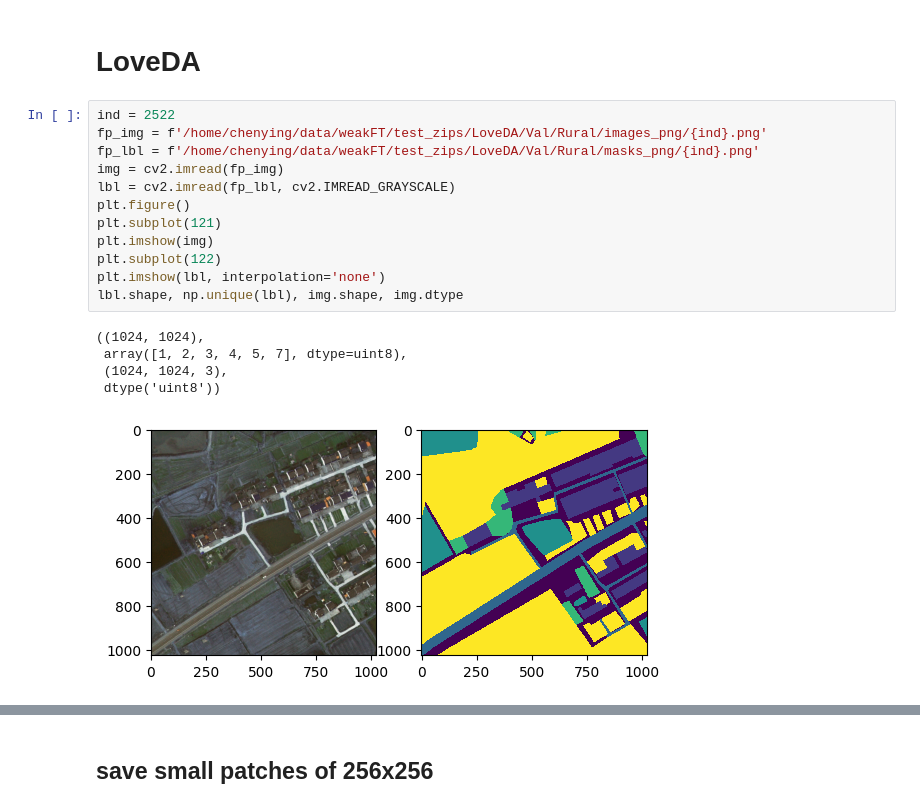
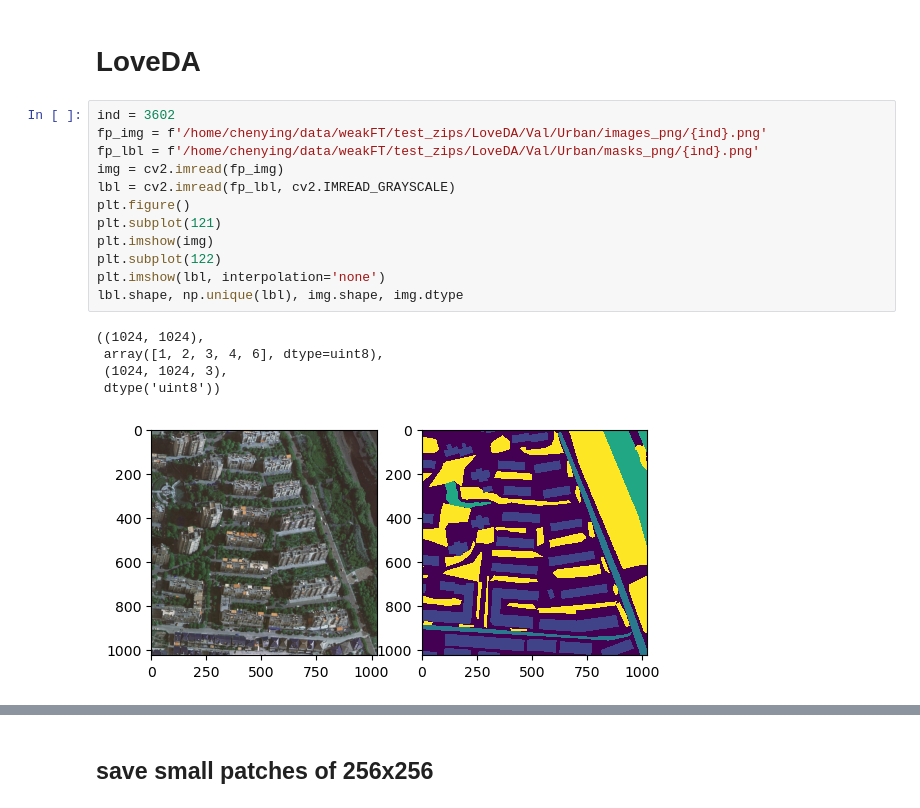
Before and after one commit to zhu-xlab/LandSegmenter, a Jupyter notebook: data_preparation/test_data_preparing/create_lmdb_for_test_sets.ipynb, the cells around one changed output, grey strips where cells are left out. Drawn from its saved outputs; the diff is of its cells as text.

Commit message:
test framework

```diff
--- a/data_preparation/test_data_preparing/create_lmdb_for_test_sets.ipynb
+++ b/data_preparation/test_data_preparing/create_lmdb_for_test_sets.ipynb
@@ -198,20 +198,20 @@ test: 4000, 31UFQ_20200721_S2_7967_7453.tif
 # %% [markdown]
 # LoveDA
 # %%
-ind = 2522
-fp_img = f'/home/chenying/data/weakFT/test_zips/LoveDA/Val/Rural/images_png/{ind}.png'
-fp_lbl = f'/home/chenying/data/weakFT/test_zips/LoveDA/Val/Rural/masks_png/{ind}.png'
+ind = 3602
+fp_img = f'/home/chenying/data/weakFT/test_zips/LoveDA/Val/Urban/images_png/{ind}.png'
+fp_lbl = f'/home/chenying/data/weakFT/test_zips/LoveDA/Val/Urban/masks_png/{ind}.png'
 img = cv2.imread(fp_img)
 lbl = cv2.imread(fp_lbl, cv2.IMREAD_GRAYSCALE)
 plt.figure()
 plt.subplot(121)
 plt.imshow(img)
 plt.subplot(122)
 plt.imshow(lbl, interpolation='none')
 lbl.shape, np.unique(lbl), img.shape, img.dtype
 # %% [output]
 ((1024, 1024),
- array([1, 2, 3, 4, 5, 7], dtype=uint8),
+ array([1, 2, 3, 4, 6], dtype=uint8),
  (1024, 1024, 3),
  dtype('uint8'))
-[figure, old version]
+[figure, new version]
```
Also changed, not shown: parts of 5 cells of this notebook, 15 other files.
